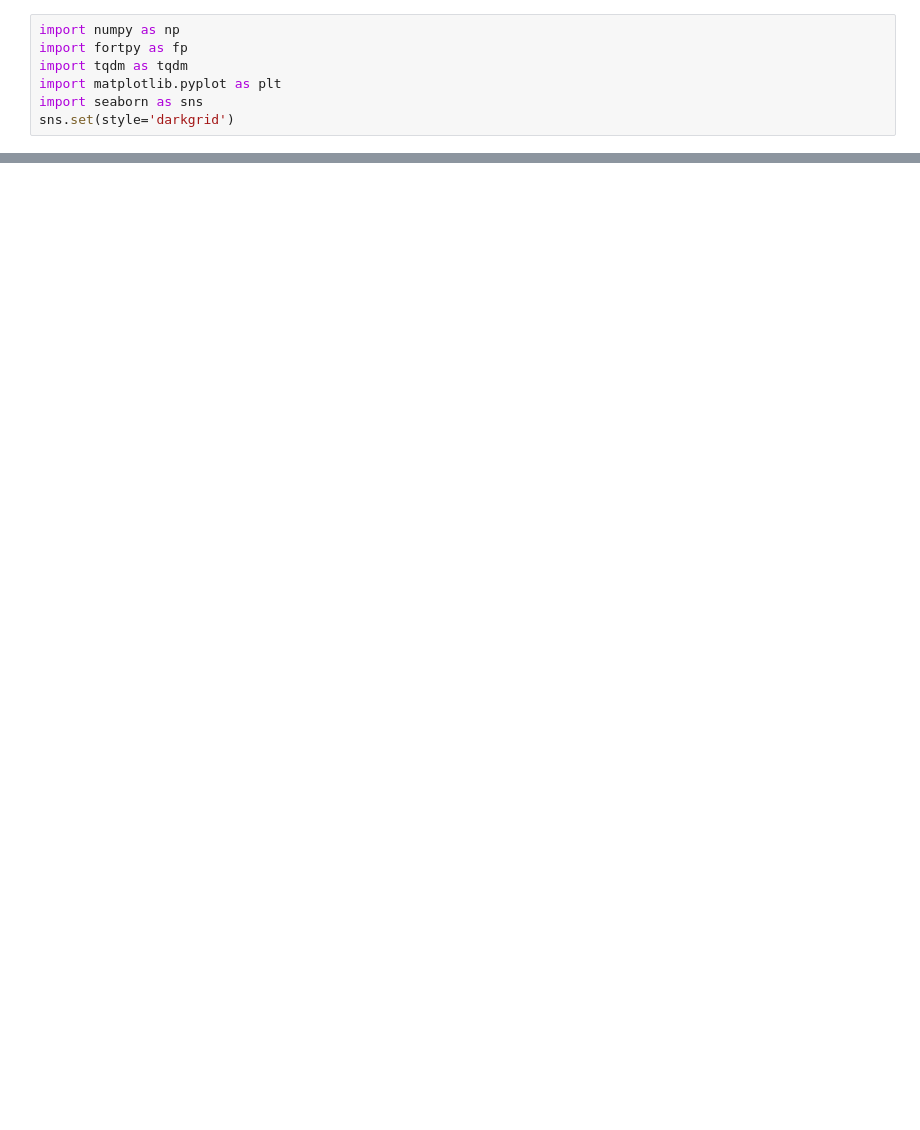
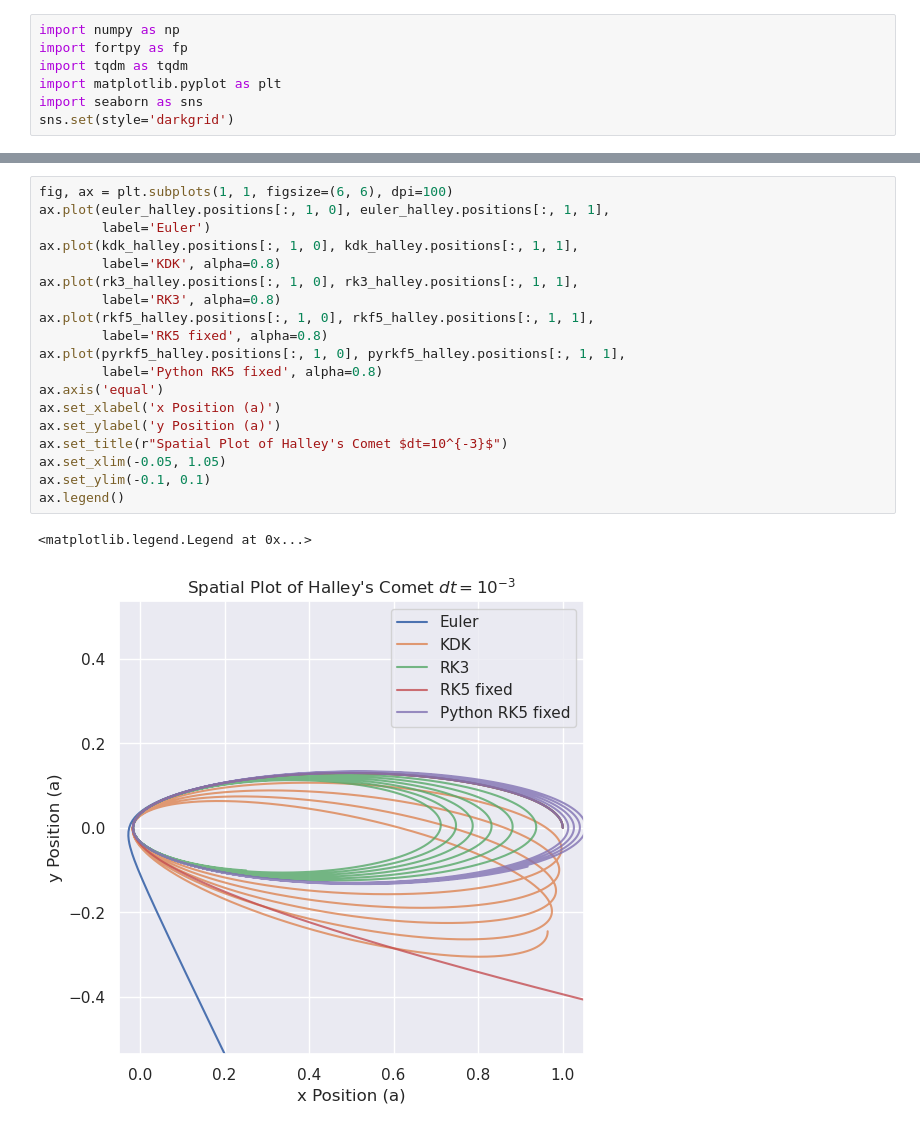
Before and after one commit to StarkillerX42/ASTR506, a Jupyter notebook: python_tests.ipynb, the cells around one changed output, grey strips where cells are left out. Cells and saved outputs as stored; diff of their text form; blank space fills up the shorter version.

```diff
--- a/python_tests.ipynb
+++ b/python_tests.ipynb
@@ -225,0 +517,22 @@ array([1.00000000e+00, 1.18962391e+10, 2.38043628e+10, ...,
+# %%
+fig, ax = plt.subplots(1, 1, figsize=(6, 6), dpi=100)
+ax.plot(euler_halley.positions[:, 1, 0], euler_halley.positions[:, 1, 1],
+        label='Euler')
+ax.plot(kdk_halley.positions[:, 1, 0], kdk_halley.positions[:, 1, 1],
+        label='KDK', alpha=0.8)
+ax.plot(rk3_halley.positions[:, 1, 0], rk3_halley.positions[:, 1, 1],
+        label='RK3', alpha=0.8)
+ax.plot(rkf5_halley.positions[:, 1, 0], rkf5_halley.positions[:, 1, 1],
+        label='RK5 fixed', alpha=0.8)
+ax.plot(pyrkf5_halley.positions[:, 1, 0], pyrkf5_halley.positions[:, 1, 1],
+        label='Python RK5 fixed', alpha=0.8)
+ax.axis('equal')
+ax.set_xlabel('x Position (a)')
+ax.set_ylabel('y Position (a)')
+ax.set_title(r"Spatial Plot of Halley's Comet $dt=10^{-3}$")
+ax.set_xlim(-0.05, 1.05)
+ax.set_ylim(-0.1, 0.1)
+ax.legend()
+# %% [output]
+<matplotlib.legend.Legend at 0x...>
+[figure, added]
```
Also changed, not shown: parts of 10 cells of this notebook, 4 other files.
